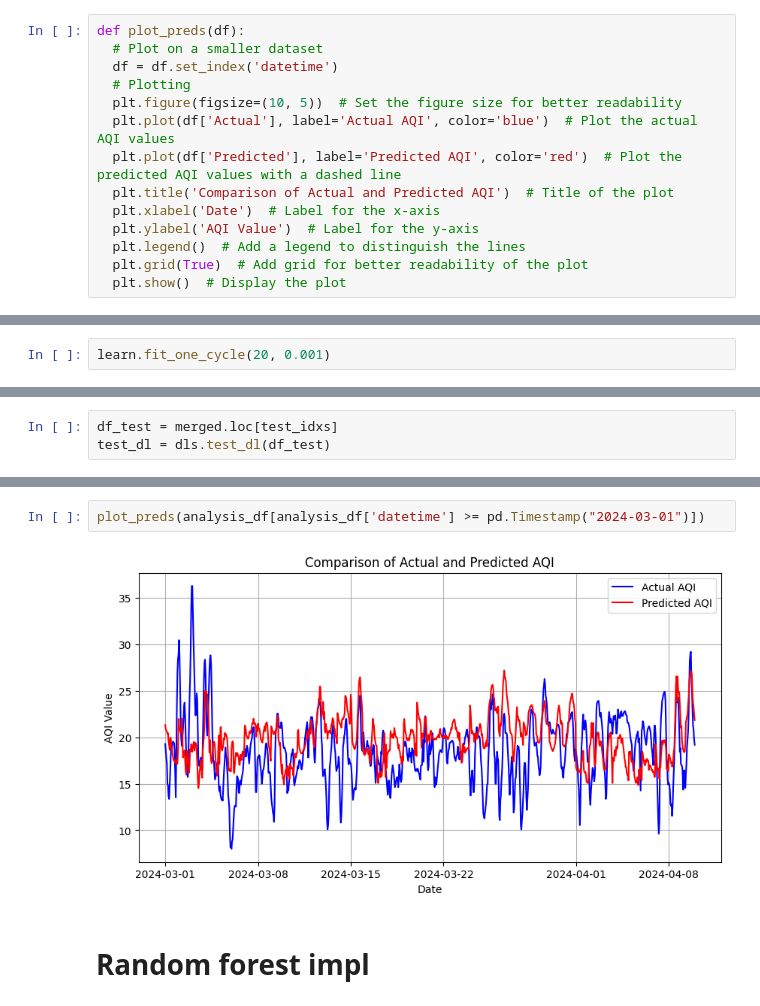
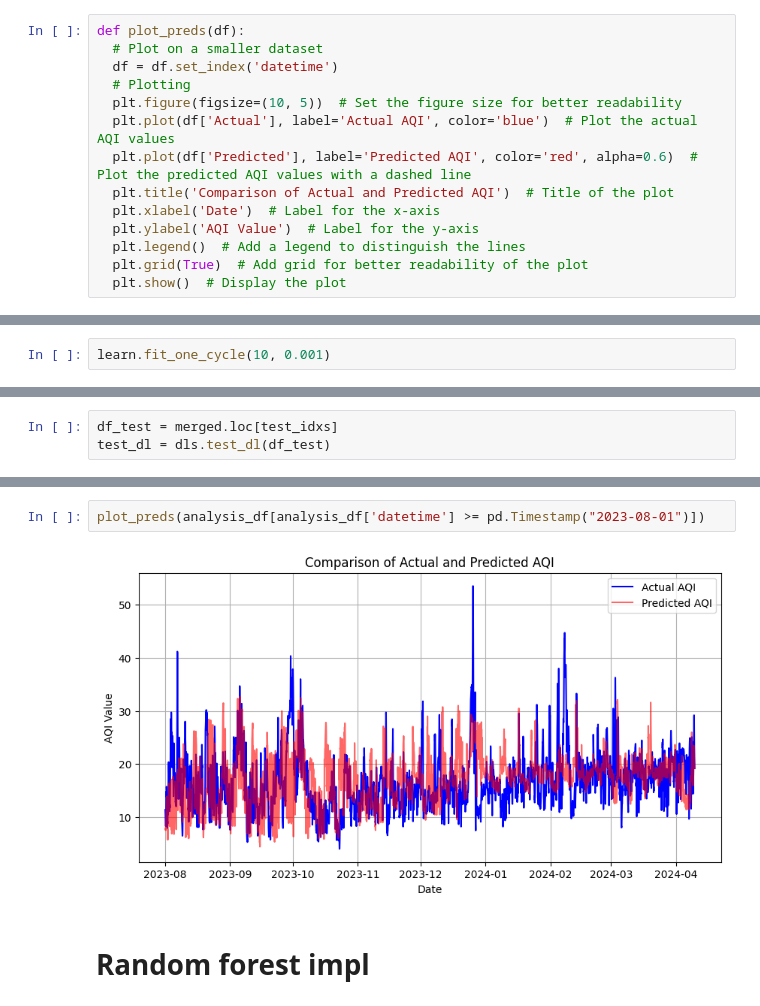
Before and after one commit to Magellol/montreal-aqi-predictions, a Jupyter notebook: index.ipynb, the cells around one changed output, grey strips where cells are left out. Cells and saved outputs as stored; diff of their text form.

```diff
--- a/index.ipynb
+++ b/index.ipynb
@@ -53,7 +53,7 @@ def plot_preds(df):
   # Plotting
   plt.figure(figsize=(10, 5))  # Set the figure size for better readability
   plt.plot(df['Actual'], label='Actual AQI', color='blue')  # Plot the actual AQI values
-  plt.plot(df['Predicted'], label='Predicted AQI', color='red')  # Plot the predicted AQI values with a dashed line
+  plt.plot(df['Predicted'], label='Predicted AQI', color='red', alpha=0.6)  # Plot the predicted AQI values with a dashed line
   plt.title('Comparison of Actual and Predicted AQI')  # Title of the plot
   plt.xlabel('Date')  # Label for the x-axis
   plt.ylabel('AQI Value')  # Label for the y-axis
@@ -304,6 +304,6 @@ learn.lr_find(suggest_funcs=[valley, slide])
 SuggestedLRs(valley=0.010964781977236271, slide=6.309573450380412e-07)
 [figure]
 # %%
-learn.fit_one_cycle(20, 0.001)
+learn.fit_one_cycle(10, 0.001)
 # %% [output]
 | epoch | train_loss | valid_loss | mae | time |
@@ -363,7 +357,7 @@ plot_preds(analysis_df)
 # %%
-plot_preds(analysis_df[analysis_df['datetime'] >= pd.Timestamp("2024-03-01")])
+plot_preds(analysis_df[analysis_df['datetime'] >= pd.Timestamp("2023-08-01")])
 # %% [output]
-[figure, old version]
+[figure, new version]
 # %% [markdown]
 # Random forest impl
 # %% [markdown]
```
Also changed, not shown: parts of 5 cells of this notebook.
